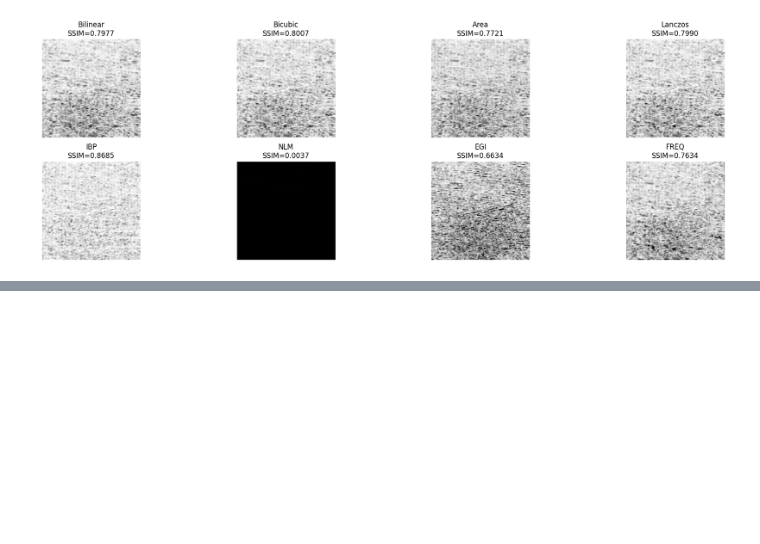
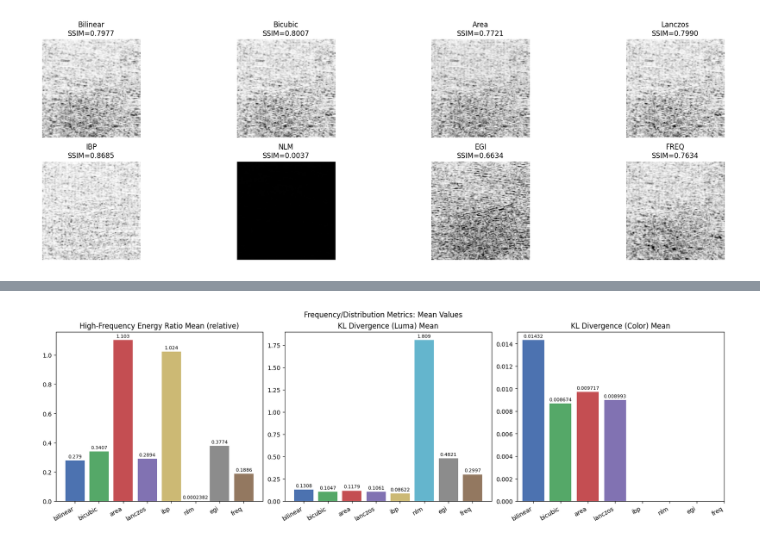
Before and after one commit to bgmanuel99/Super-Resolution-Images-for-3D-Printing-Defect-Detection, a Jupyter notebook: SRModels/classic_super_resolution_algorithms/super_resolucion_clasica.ipynb, the cells around one changed output, grey strips where cells are left out. Cells and saved outputs as stored; diff of their text form; code cells hidden in the pictures; blank space fills up the shorter version.

```diff
--- a/SRModels/classic_super_resolution_algorithms/super_resolucion_clasica.ipynb
+++ b/SRModels/classic_super_resolution_algorithms/super_resolucion_clasica.ipynb
@@ -407,0 +537,60 @@ plt.show()
+# %%
+def plot_frequency_distribution_metrics_grid(metric_summary, algorithms, colors, results_dir=None, figsize=(16, 5)):
+    """
+    Display and save a 1x3 grid with mean values of:
+      - HF Energy Ratio mean (relative)
+      - KL Luma mean
+      - KL Color mean (may be NaN for grayscale-only methods)
+    across algorithms.
+    """
+    import numpy as np
+    import matplotlib.pyplot as plt
+    from pathlib import Path
+
+    hf_ratio_mean = [metric_summary[a].get('hf_ratio_mean', np.nan) for a in algorithms]
+    kl_luma_mean = [metric_summary[a].get('kl_luma_mean', np.nan) for a in algorithms]
+    kl_color_mean = [metric_summary[a].get('kl_color_mean', np.nan) for a in algorithms]
+
+    def _bar(ax, data, title, fmt='{:.4g}'):
+        x = np.arange(len(algorithms))
+        bars = ax.bar(x, data, color=[colors[a] for a in algorithms])
+        ax.set_title(title)
+        ax.set_xticks(x)
+        ax.set_xticklabels(algorithms, rotation=30, ha='right')
+        bottom, top = ax.get_ylim()
+        span = top - bottom if np.isfinite(top - bottom) and (top - bottom) > 0 else 1.0
+        pad = 0.01 * span
+        ymax = -np.inf
+        for rect, val in zip(bars, data):
+            if not np.isfinite(val):
+                continue
+            y = rect.get_height() + pad
+            ax.text(rect.get_x() + rect.get_width()/2, y, fmt.format(val), ha='center', va='bottom', fontsize=8)
+            ymax = max(ymax, y)
+        if np.isfinite(ymax) and ymax > ax.get_ylim()[1]:
+            bottom, _ = ax.get_ylim()
+            ax.set_ylim(top=ymax + max(0.02 * (ymax - bottom), 0.02))
+
+    fig, axes = plt.subplots(1, 3, figsize=figsize, constrained_layout=True)
+    _bar(axes[0], hf_ratio_mean, 'High-Frequency Energy Ratio Mean (relative)')
+    _bar(axes[1], kl_luma_mean, 'KL Divergence (Luma) Mean') # Lower is better
+    _bar(axes[2], kl_color_mean, 'KL Divergence (Color) Mean') # Lower is better
+
+    fig.suptitle('Frequency/Distribution Metrics: Mean Values')
+    if results_dir is not None:
+        try:
+            out = Path(results_dir) / 'freq_distribution_metrics_mean.png'
+            fig.savefig(out, dpi=150, bbox_inches='tight')
+        except Exception:
+            pass
+    plt.show()
+
+plot_frequency_distribution_metrics_grid(
+    metric_summary=metric_summary,
+    algorithms=algorithms,
+    colors=colors,
+    results_dir=RESULTS_DIR,
+    figsize=(16, 5)
+)
+# %% [output]
+[figure, added]
```
Also changed, not shown: parts of 6 cells of this notebook.
